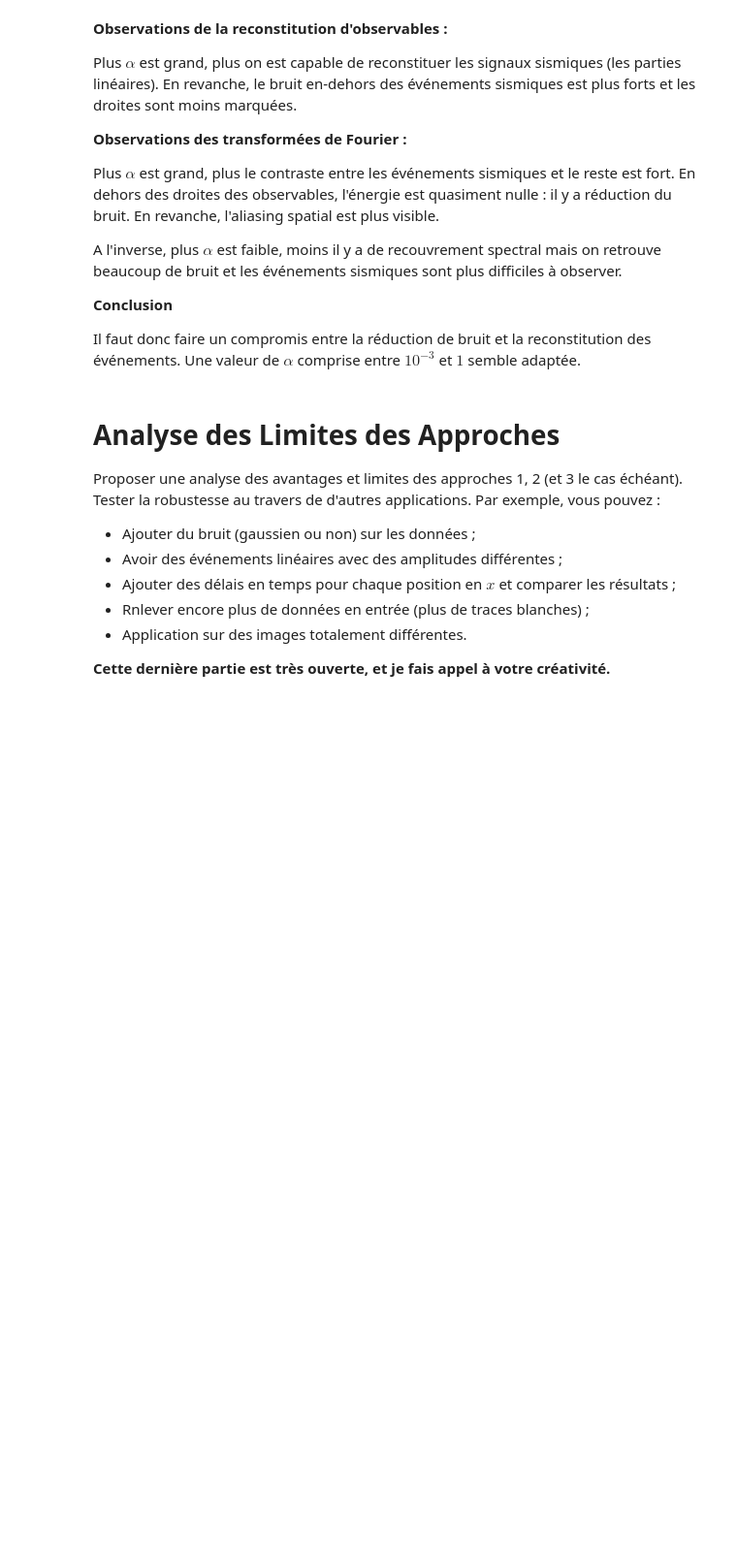
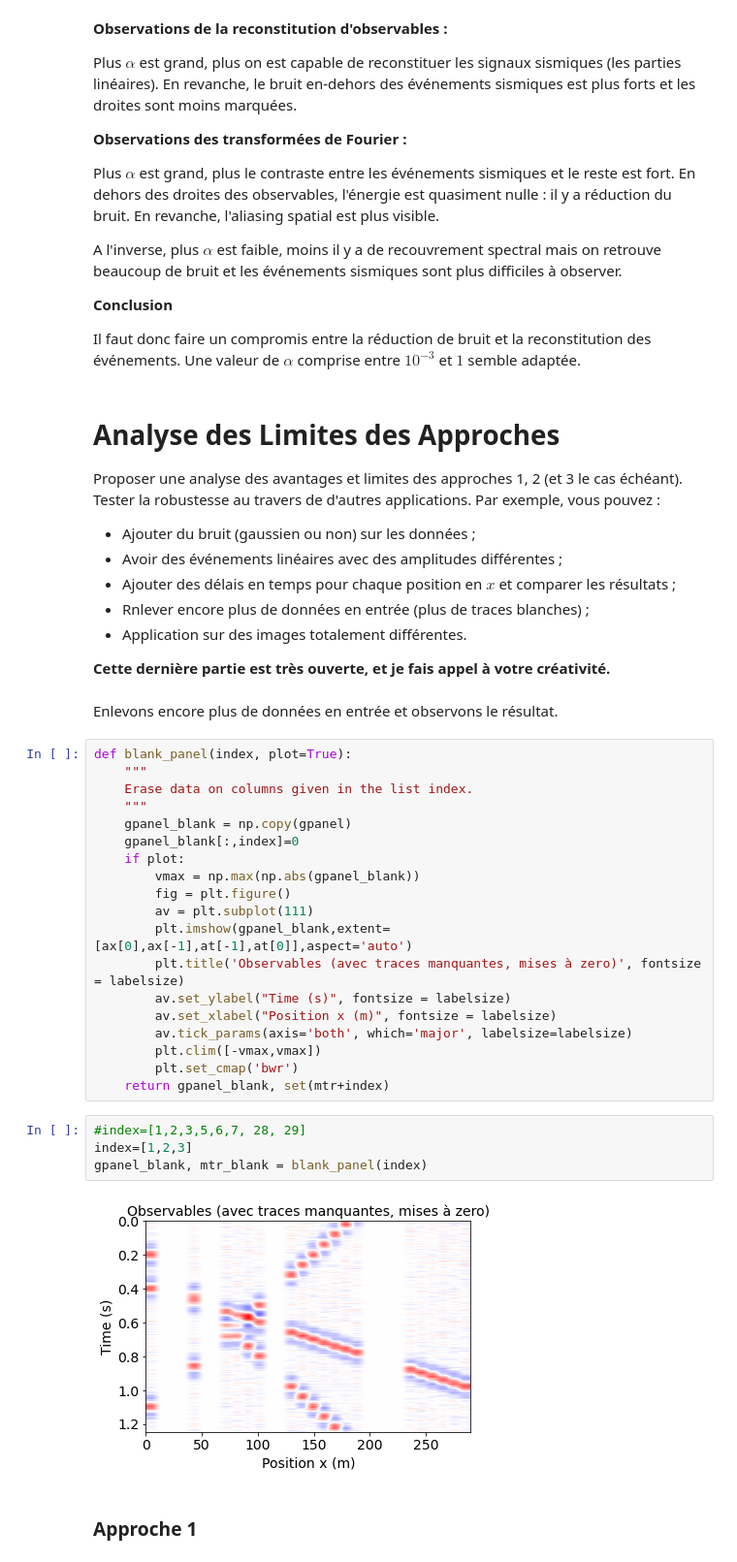
Before and after one commit to gabrielleberrada/projet_traitement_signal, a Jupyter notebook: mini_projet_interpolation/mini_projet_groupe3.ipynb, the cells around one changed output. Shown at 97% size. Saved outputs shown, nothing was run; the diff lists cells and outputs as text; blank space fills up the shorter version.

```diff
--- a/mini_projet_interpolation/mini_projet_groupe3.ipynb
+++ b/mini_projet_interpolation/mini_projet_groupe3.ipynb
@@ -828,3 +827,32 @@ Proposer une analyse des avantages et limites des approches 1, 2 (et 3 le cas é
 * Application sur des images totalement différentes.
 
 **Cette dernière partie est très ouverte, et je fais appel à votre créativité.**
+# %% [markdown]
+Enlevons encore plus de données en entrée et observons le résultat.
+# %%
+def blank_panel(index, plot=True):
+    """
+    Erase data on columns given in the list index.
+    """
+    gpanel_blank = np.copy(gpanel)
+    gpanel_blank[:,index]=0
+    if plot:
+        vmax = np.max(np.abs(gpanel_blank))
+        fig = plt.figure()
+        av = plt.subplot(111)
+        plt.imshow(gpanel_blank,extent=[ax[0],ax[-1],at[-1],at[0]],aspect='auto')
+        plt.title('Observables (avec traces manquantes, mises à zero)', fontsize = labelsize)
+        av.set_ylabel("Time (s)", fontsize = labelsize)
+        av.set_xlabel("Position x (m)", fontsize = labelsize)
+        av.tick_params(axis='both', which='major', labelsize=labelsize)
+        plt.clim([-vmax,vmax])
+        plt.set_cmap('bwr')
+    return gpanel_blank, set(mtr+index)
+# %%
+#index=[1,2,3,5,6,7, 28, 29]
+index=[1,2,3]
+gpanel_blank, mtr_blank = blank_panel(index)
+# %% [output]
+[figure, added]
+# %% [markdown]
+### Approche 1
```
Also changed, not shown: parts of 16 cells of this notebook.
